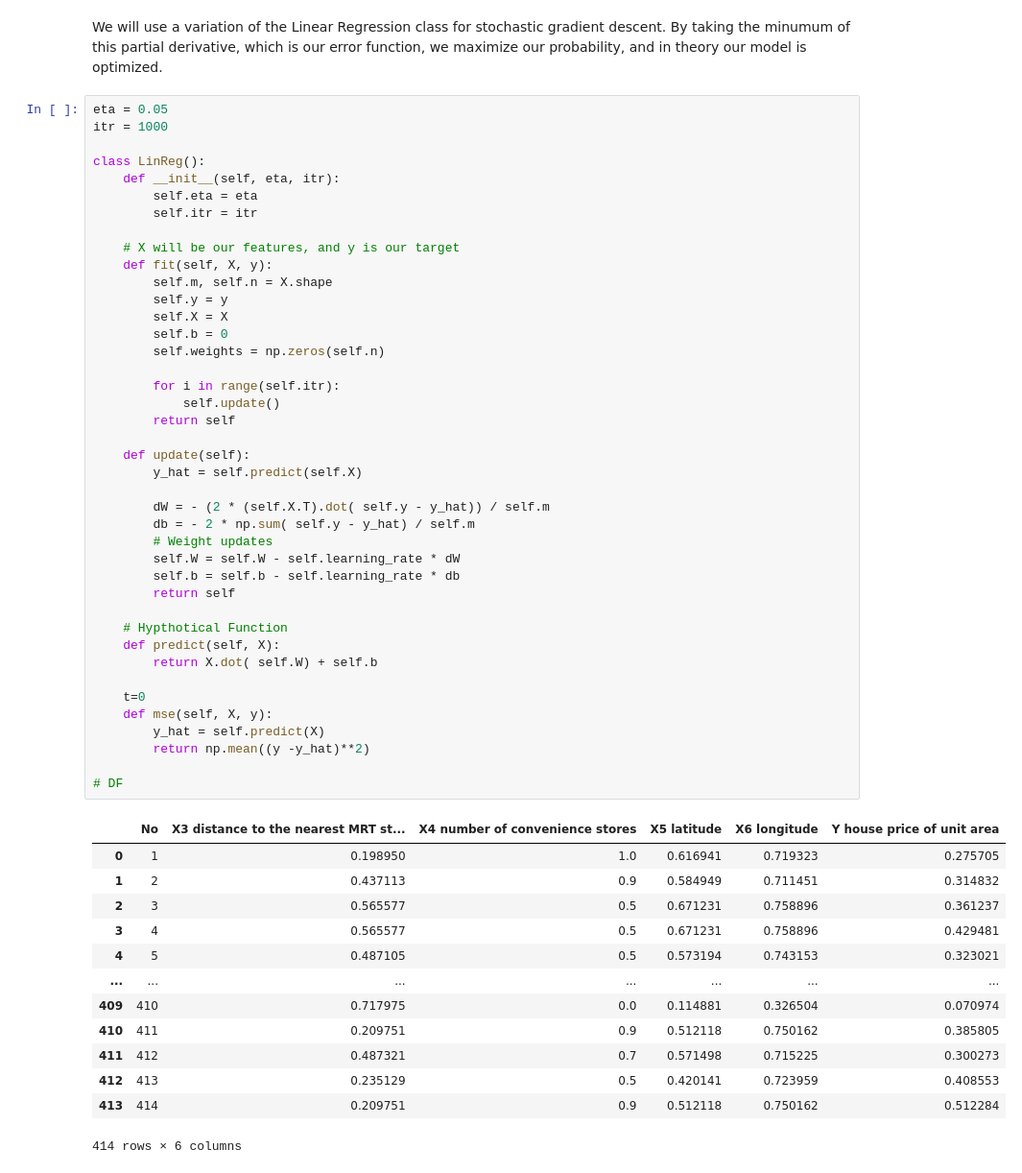
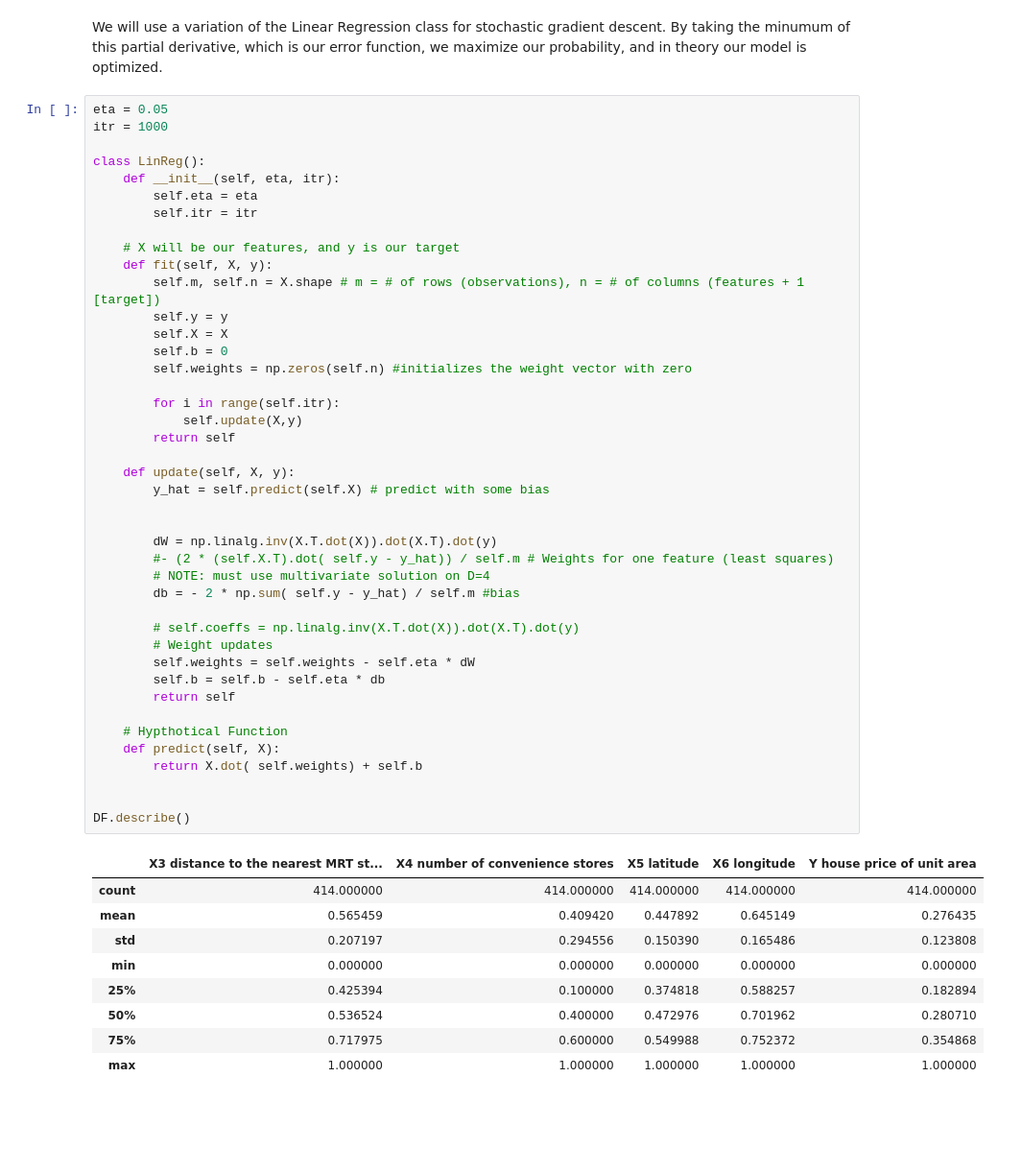
Before and after one commit to matthewpkearney/cs559_spring24_hw1, a Jupyter notebook: Homework1_mkearney.ipynb, the cells around one changed output. Shown at 96% size. Cells and saved outputs as stored; diff of their text form; blank space fills up the shorter version.

```diff
--- a/Homework1_mkearney.ipynb
+++ b/Homework1_mkearney.ipynb
@@ -634,56 +630,53 @@ We will use a variation of the Linear Regression class for stochastic gradient d
 # %%
 eta = 0.05
 itr = 1000
 
 class LinReg():
     def __init__(self, eta, itr):
         self.eta = eta
         self.itr = itr
 
     # X will be our features, and y is our target
     def fit(self, X, y):
-        self.m, self.n = X.shape
+        self.m, self.n = X.shape # m = # of rows (observations), n = # of columns (features + 1 [target])
         self.y = y
         self.X = X
         self.b = 0
-        self.weights = np.zeros(self.n)
+        self.weights = np.zeros(self.n) #initializes the weight vector with zero
 
         for i in range(self.itr):
-            self.update()
+            self.update(X,y)
         return self
 
-    def update(self):
-        y_hat = self.predict(self.X)
+    def update(self, X, y):
+        y_hat = self.predict(self.X) # predict with some bias
 
-        dW = - (2 * (self.X.T).dot( self.y - y_hat)) / self.m
-        db = - 2 * np.sum( self.y - y_hat) / self.m
+
+        dW = np.linalg.inv(X.T.dot(X)).dot(X.T).dot(y)
+        #- (2 * (self.X.T).dot( self.y - y_hat)) / self.m # Weights for one feature (least squares)
+        # NOTE: must use multivariate solution on D=4
+        db = - 2 * np.sum( self.y - y_hat) / self.m #bias
+
+        # self.coeffs = np.linalg.inv(X.T.dot(X)).dot(X.T).dot(y)
         # Weight updates
-        self.W = self.W - self.learning_rate * dW
-        self.b = self.b - self.learning_rate * db
+        self.weights = self.weights - self.eta * dW
+        self.b = self.b - self.eta * db
         return self
 
     # Hypthotical Function
     def predict(self, X):
-        return X.dot( self.W) + self.b
+        return X.dot( self.weights) + self.b
 
-    t=0
-    def mse(self, X, y):
-        y_hat = self.predict(X)
-        return np.mean((y -y_hat)**2)
 
-# DF
+DF.describe()
 # %% [output]
-|  | No | X3 distance to the nearest MRT st... | X4 number of convenience stores | X5 latitude | X6 longitude | Y house price of unit area |
-| 0 | 1 | 0.198950 | 1.0 | 0.616941 | 0.719323 | 0.275705 |
-| 1 | 2 | 0.437113 | 0.9 | 0.584949 | 0.711451 | 0.314832 |
-| 2 | 3 | 0.565577 | 0.5 | 0.671231 | 0.758896 | 0.361237 |
-| 3 | 4 | 0.565577 | 0.5 | 0.671231 | 0.758896 | 0.429481 |
-| 4 | 5 | 0.487105 | 0.5 | 0.573194 | 0.743153 | 0.323021 |
-| ... | ... | ... | ... | ... | ... | ... |
-| 409 | 410 | 0.717975 | 0.0 | 0.114881 | 0.326504 | 0.070974 |
-| 410 | 411 | 0.209751 | 0.9 | 0.512118 | 0.750162 | 0.385805 |
-| 411 | 412 | 0.487321 | 0.7 | 0.571498 | 0.715225 | 0.300273 |
-| 412 | 413 | 0.235129 | 0.5 | 0.420141 | 0.723959 | 0.408553 |
-| 413 | 414 | 0.209751 | 0.9 | 0.512118 | 0.750162 | 0.512284 |
+|  | X3 distance to the nearest MRT st... | X4 number of convenience stores | X5 latitude | X6 longitude | Y house price of unit area |
+| count | 414.000000 | 414.000000 | 414.000000 | 414.000000 | 414.000000 |
+| mean | 0.565459 | 0.409420 | 0.447892 | 0.645149 | 0.276435 |
+| std | 0.207197 | 0.294556 | 0.150390 | 0.165486 | 0.123808 |
+| min | 0.000000 | 0.000000 | 0.000000 | 0.000000 | 0.000000 |
+| 25% | 0.425394 | 0.100000 | 0.374818 | 0.588257 | 0.182894 |
+| 50% | 0.536524 | 0.400000 | 0.472976 | 0.701962 | 0.280710 |
+| 75% | 0.717975 | 0.600000 | 0.549988 | 0.752372 | 0.354868 |
+| max | 1.000000 | 1.000000 | 1.000000 | 1.000000 | 1.000000 |
-414 rows × 6 columns
 # %%
```
Also changed, not shown: parts of 4 cells of this notebook.
